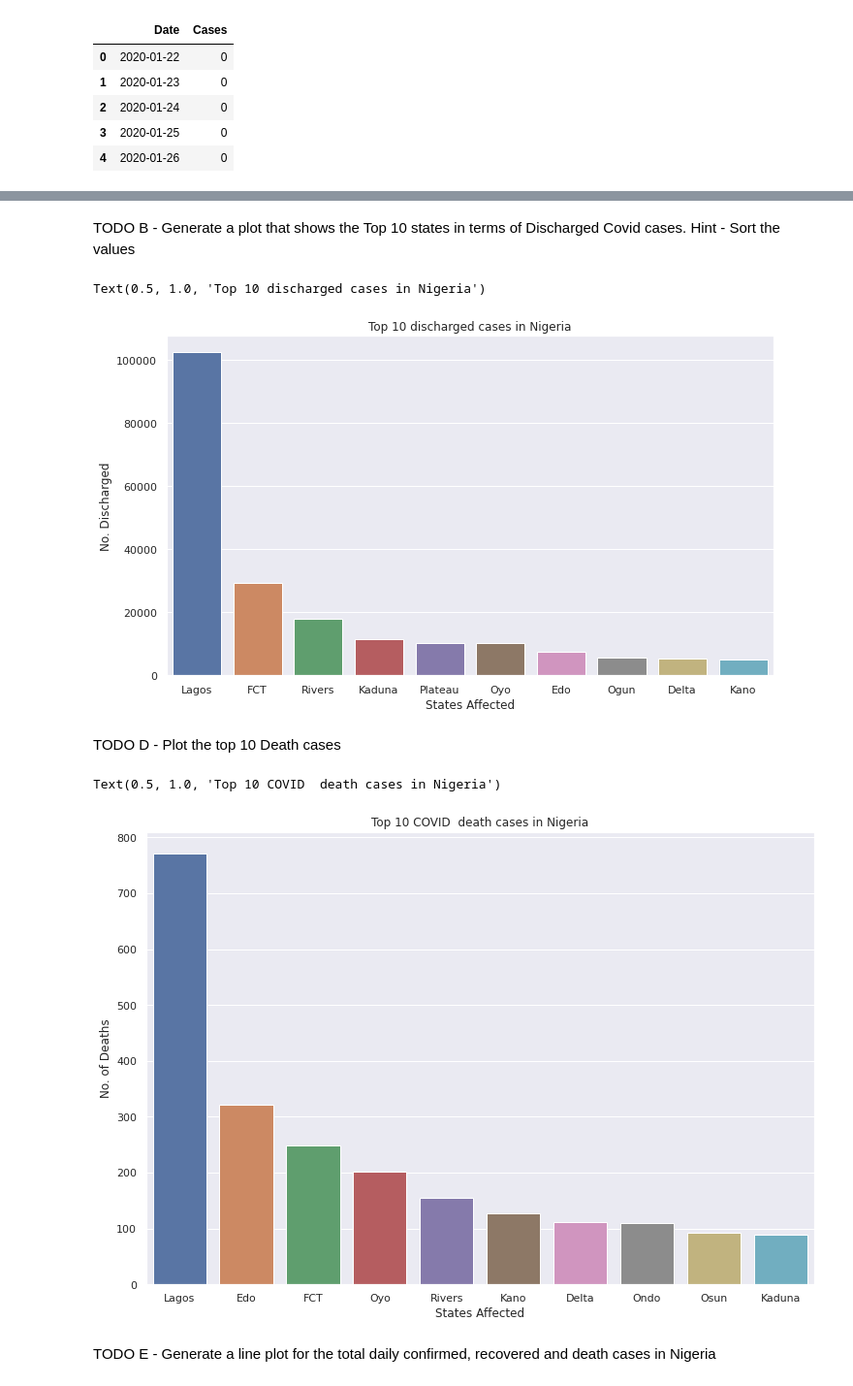
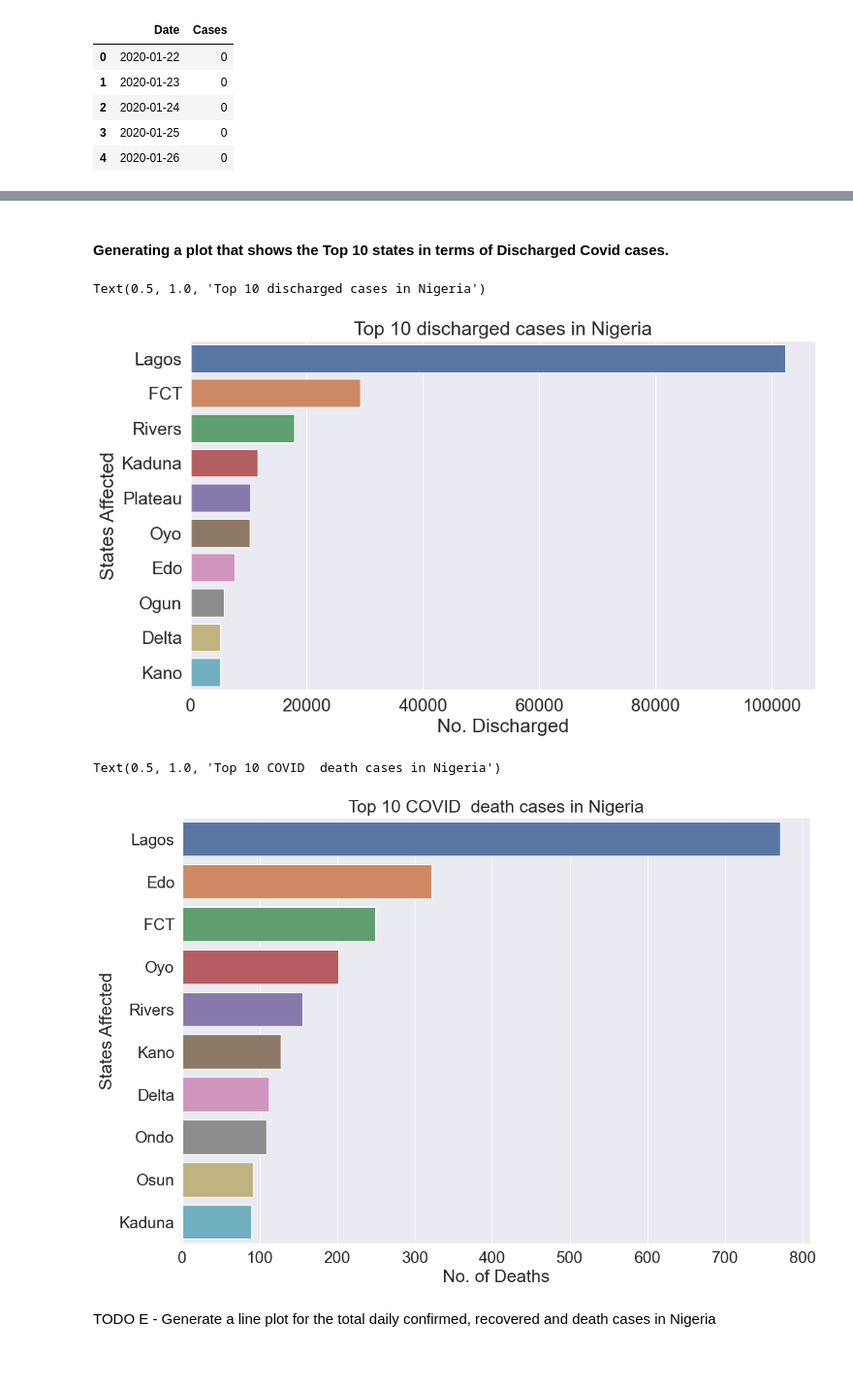
Before and after one commit to Yusufteppei/Nigeria-COVID-19-Data-Analysis-Using-Python, a Jupyter notebook: covidproject.ipynb, the cells around one changed output, grey strips where cells are left out. Shown at 97% size. Saved outputs shown, nothing was run; the diff lists cells and outputs as text; code cells hidden in the pictures.

```diff
--- a/covidproject.ipynb
+++ b/covidproject.ipynb
@@ -287,6 +275,7 @@ TODO A - Generate a plot that shows the Top 10 states in terms of Confirmed Covi
 top_10_lab_confirmed = nigerian_covid.sort_values('No. of Cases (Lab Confirmed)', ascending=False).head(10)
 # %%
 sns.set(rc={'figure.figsize':(11,8)})
-sns.barplot(data=top_10_lab_confirmed, y='No. of Cases (Lab Confirmed)', x='States Affected').set_title('Top 10 confirmed COVID cases in Nigeria')
+sns.set_context("paper", font_scale=2)
+sns.barplot(data=top_10_lab_confirmed, x='No. of Cases (Lab Confirmed)', y='States Affected').set_title('Top 10 confirmed COVID cases in Nigeria')
 # %% [output]
 Text(0.5, 1.0, 'Top 10 confirmed COVID cases in Nigeria')
@@ -294,21 +292,21 @@ Text(0.5, 1.0, 'Top 10 confirmed COVID cases in Nigeria')
 # %% [markdown]
-TODO B - Generate a plot that shows the Top 10 states in terms of Discharged Covid cases. Hint - Sort the values
+#### Generating a plot that shows the Top 10 states in terms of Discharged Covid cases.
 # %%
 top_10_discharged = nigerian_covid.sort_values('No. Discharged', ascending=False).head(10)
 sns.set(rc={'figure.figsize':(10,6)})
-sns.barplot(data=top_10_discharged, y='No. Discharged', x='States Affected').set_title('Top 10 discharged cases in Nigeria')
+sns.set_context("paper", font_scale=2)
+sns.barplot(data=top_10_discharged, x='No. Discharged', y='States Affected').set_title('Top 10 discharged cases in Nigeria')
 # %% [output]
 Text(0.5, 1.0, 'Top 10 discharged cases in Nigeria')
-[figure, old version]
+[figure, new version]
-# %% [markdown]
-TODO D - Plot the top 10 Death cases
 # %%
 top_10_discharged = nigerian_covid.sort_values('No. of Deaths', ascending=False).head(10)
 sns.set(rc={'figure.figsize':(11,8)})
-sns.barplot(data=top_10_discharged, y='No. of Deaths', x='States Affected').set_title('Top 10 COVID  death cases in Nigeria')
+sns.set_context("paper", font_scale=2.0)
+sns.barplot(data=top_10_discharged, x='No. of Deaths', y='States Affected').set_title('Top 10 COVID  death cases in Nigeria')
 # %% [output]
 Text(0.5, 1.0, 'Top 10 COVID  death cases in Nigeria')
-[figure, old version]
+[figure, new version]
 # %% [markdown]
 TODO E - Generate a line plot for the total daily confirmed, recovered and death cases in Nigeria
 # %%
```
Also changed, not shown: parts of 67 cells of this notebook, 1 other file.
